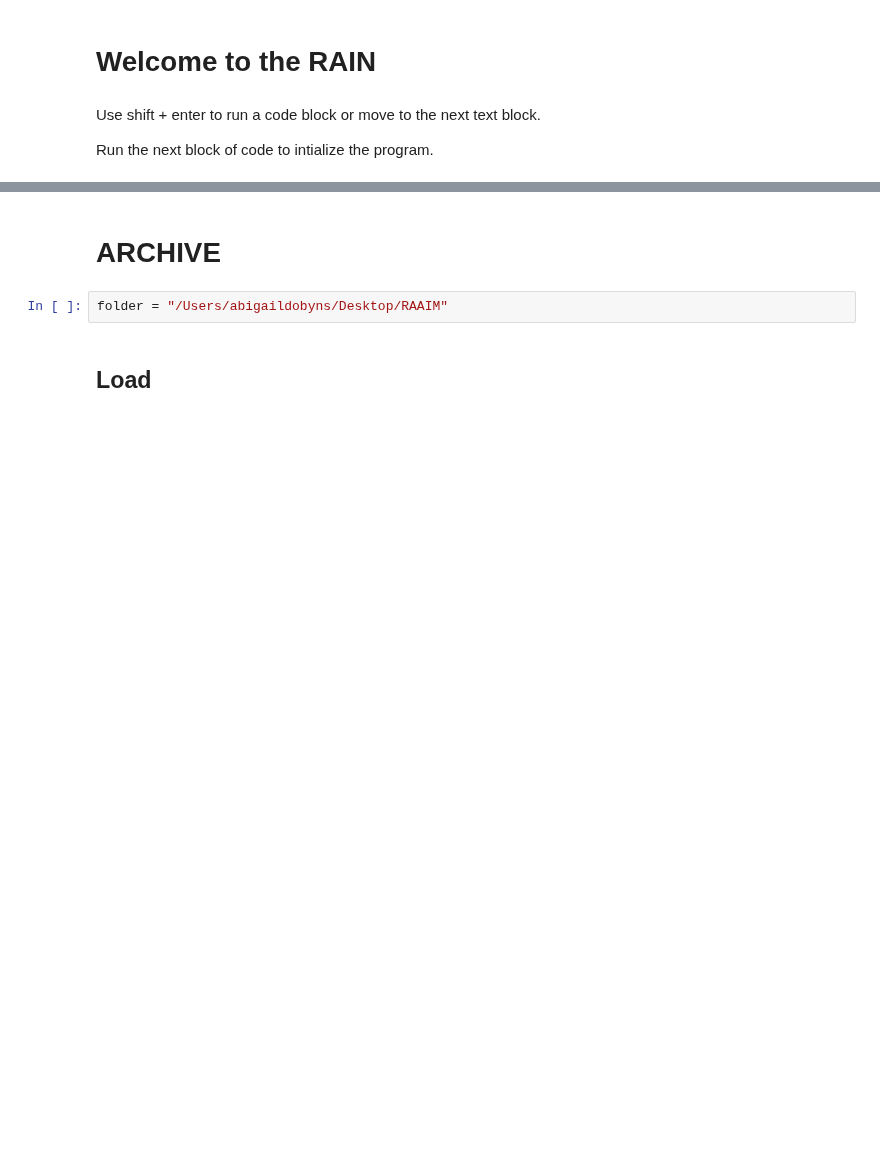
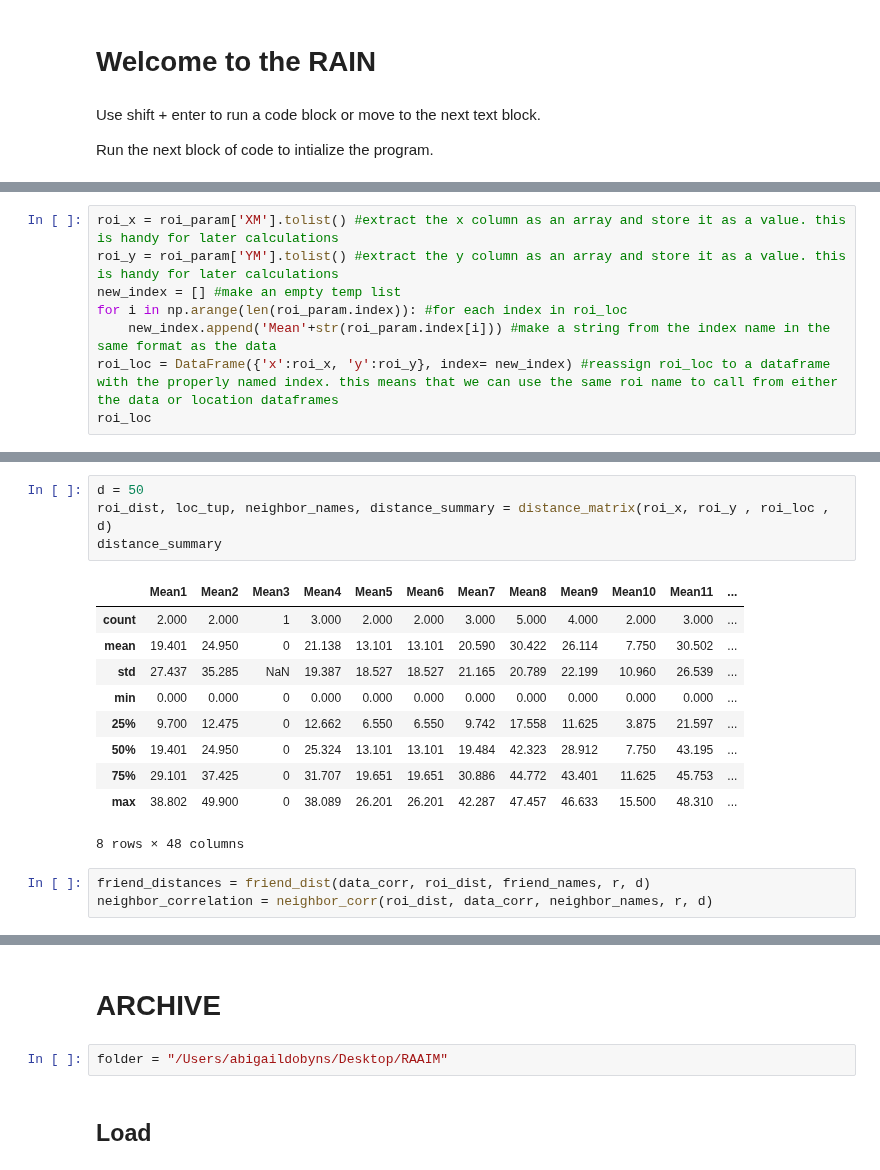
Before and after one commit to aedobyns/lab, a Jupyter notebook: RAIN.ipynb, the cells around one changed output, grey strips where cells are left out. Drawn from its saved outputs; the diff is of its cells as text; blank space fills up the shorter version.

```diff
--- a/RAIN.ipynb
+++ b/RAIN.ipynb
@@ -856,0 +873,8 @@ RAIN is ready to kick some ass
+# %%
+roi_x = roi_param['XM'].tolist() #extract the x column as an array and store it as a value. this is handy for later calculations
+roi_y = roi_param['YM'].tolist() #extract the y column as an array and store it as a value. this is handy for later calculations
+new_index = [] #make an empty temp list
+for i in np.arange(len(roi_param.index)): #for each index in roi_loc
+    new_index.append('Mean'+str(roi_param.index[i])) #make a string from the index name in the same format as the data
+roi_loc = DataFrame({'x':roi_x, 'y':roi_y}, index= new_index) #reassign roi_loc to a dataframe with the properly named index. this means that we can use the same roi name to call from either the data or location dataframes
+roi_loc
@@ -856,0 +937,18 @@ RAIN is ready to kick some ass
+# %%
+d = 50
+roi_dist, loc_tup, neighbor_names, distance_summary = distance_matrix(roi_x, roi_y , roi_loc , d)
+distance_summary
+# %% [output]
+|  | Mean1 | Mean2 | Mean3 | Mean4 | Mean5 | Mean6 | Mean7 | Mean8 | Mean9 | Mean10 | Mean11 | ... |
+| count | 2.000 | 2.000 | 1 | 3.000 | 2.000 | 2.000 | 3.000 | 5.000 | 4.000 | 2.000 | 3.000 | ... |
+| mean | 19.401 | 24.950 | 0 | 21.138 | 13.101 | 13.101 | 20.590 | 30.422 | 26.114 | 7.750 | 30.502 | ... |
+| std | 27.437 | 35.285 | NaN | 19.387 | 18.527 | 18.527 | 21.165 | 20.789 | 22.199 | 10.960 | 26.539 | ... |
+| min | 0.000 | 0.000 | 0 | 0.000 | 0.000 | 0.000 | 0.000 | 0.000 | 0.000 | 0.000 | 0.000 | ... |
+| 25% | 9.700 | 12.475 | 0 | 12.662 | 6.550 | 6.550 | 9.742 | 17.558 | 11.625 | 3.875 | 21.597 | ... |
+| 50% | 19.401 | 24.950 | 0 | 25.324 | 13.101 | 13.101 | 19.484 | 42.323 | 28.912 | 7.750 | 43.195 | ... |
+| 75% | 29.101 | 37.425 | 0 | 31.707 | 19.651 | 19.651 | 30.886 | 44.772 | 43.401 | 11.625 | 45.753 | ... |
+| max | 38.802 | 49.900 | 0 | 38.089 | 26.201 | 26.201 | 42.287 | 47.457 | 46.633 | 15.500 | 48.310 | ... |
+8 rows × 48 columns
+# %%
+friend_distances = friend_dist(data_corr, roi_dist, friend_names, r, d)
+neighbor_correlation = neighbor_corr(roi_dist, data_corr, neighbor_names, r, d)
```
Also changed, not shown: parts of 10 cells of this notebook.
